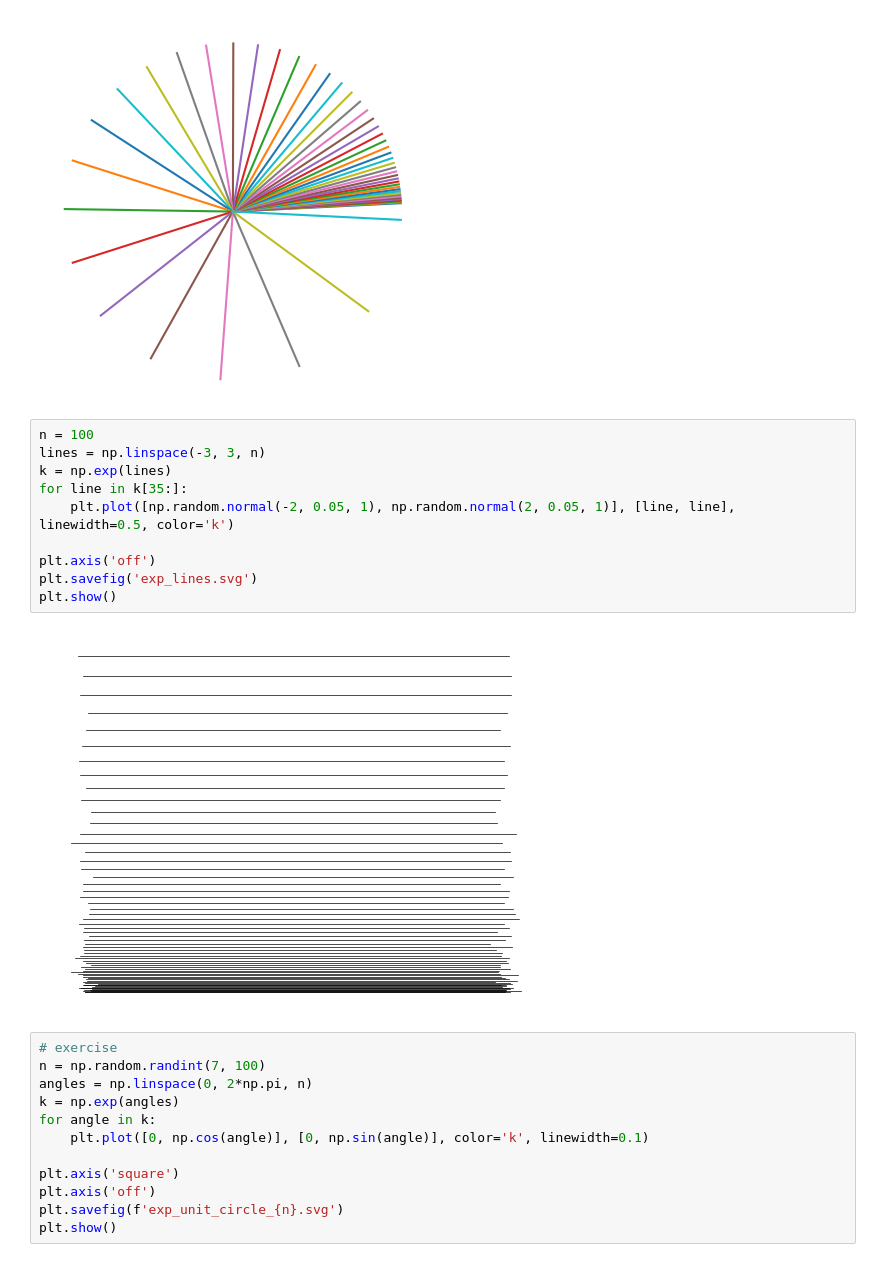
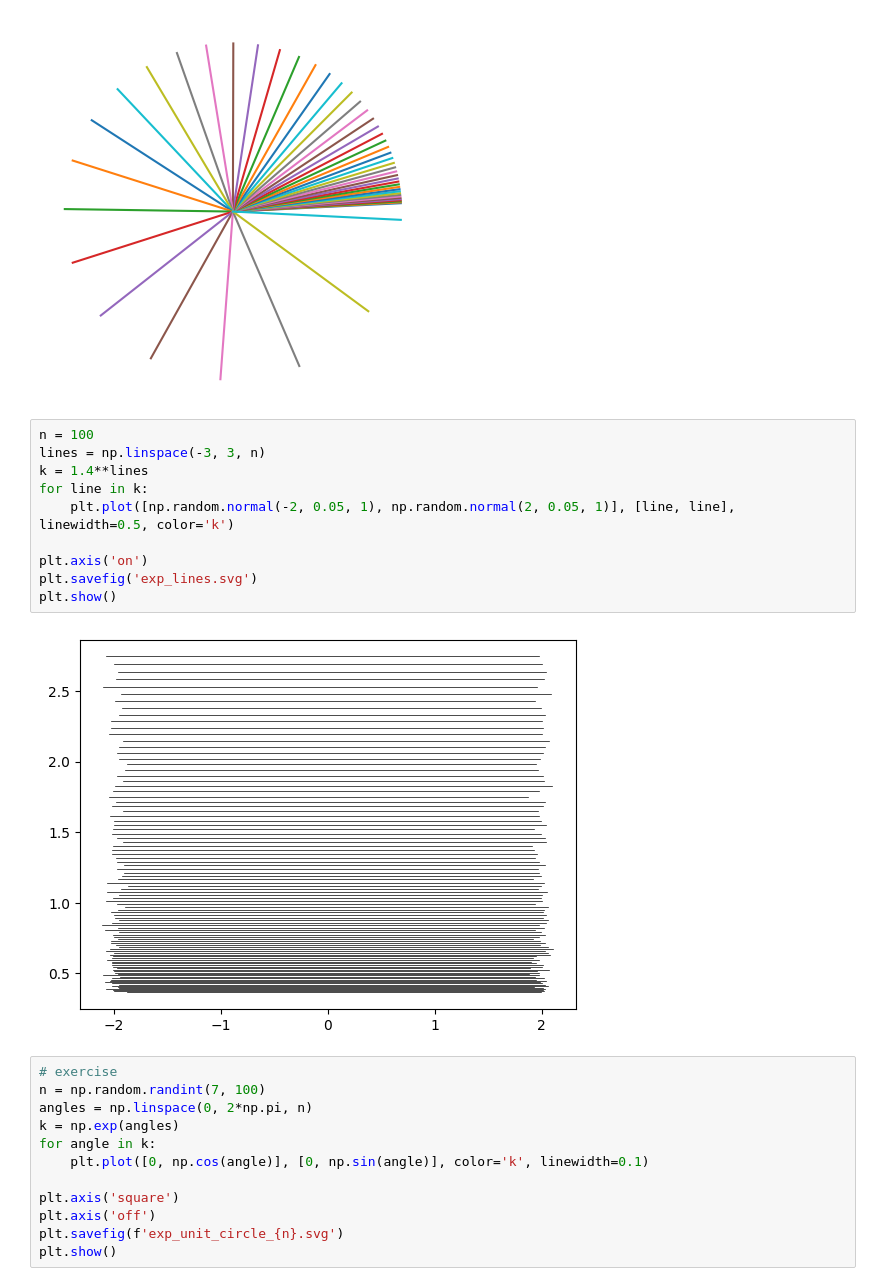
Before and after one commit to viktor-kertanov/master-math, a Jupyter notebook: ch7_algebra_2/10_unit_circle.ipynb, the cells around one changed output. Cells and saved outputs as stored; diff of their text form.

```diff
--- a/ch7_algebra_2/10_unit_circle.ipynb
+++ b/ch7_algebra_2/10_unit_circle.ipynb
@@ -45,15 +45,15 @@ plt.show()
 # %%
 n = 100
 lines = np.linspace(-3, 3, n)
-k = np.exp(lines)
-for line in k[35:]:
+k = 1.4**lines
+for line in k:
     plt.plot([np.random.normal(-2, 0.05, 1), np.random.normal(2, 0.05, 1)], [line, line], linewidth=0.5, color='k')
 
-plt.axis('off')
+plt.axis('on')
 plt.savefig('exp_lines.svg')
 plt.show()
 # %% [output]
-[figure, old version]
+[figure, new version]
 # %%
 # exercise
 n = np.random.randint(7, 100)
```
Also changed, not shown: 1 other file.
